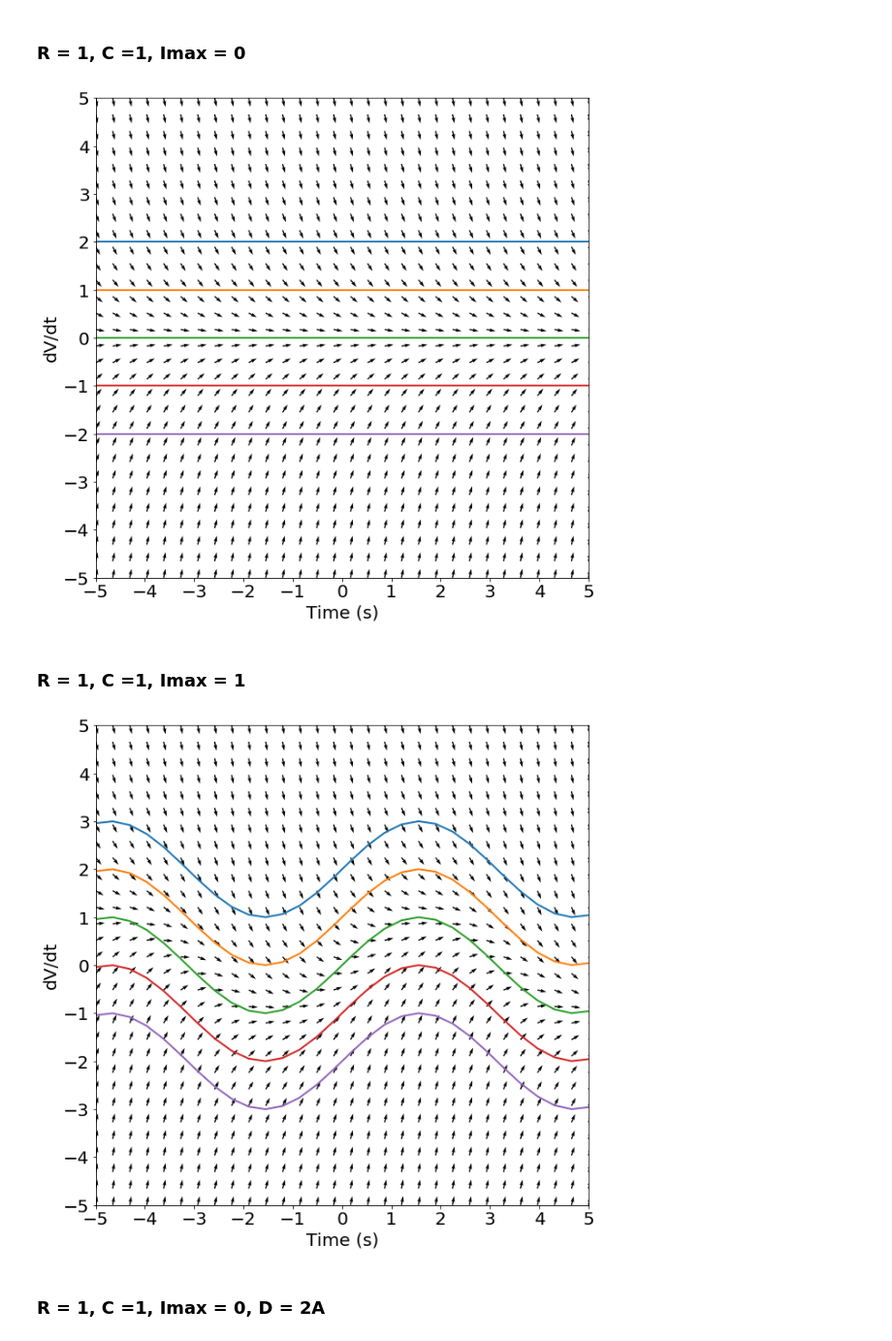
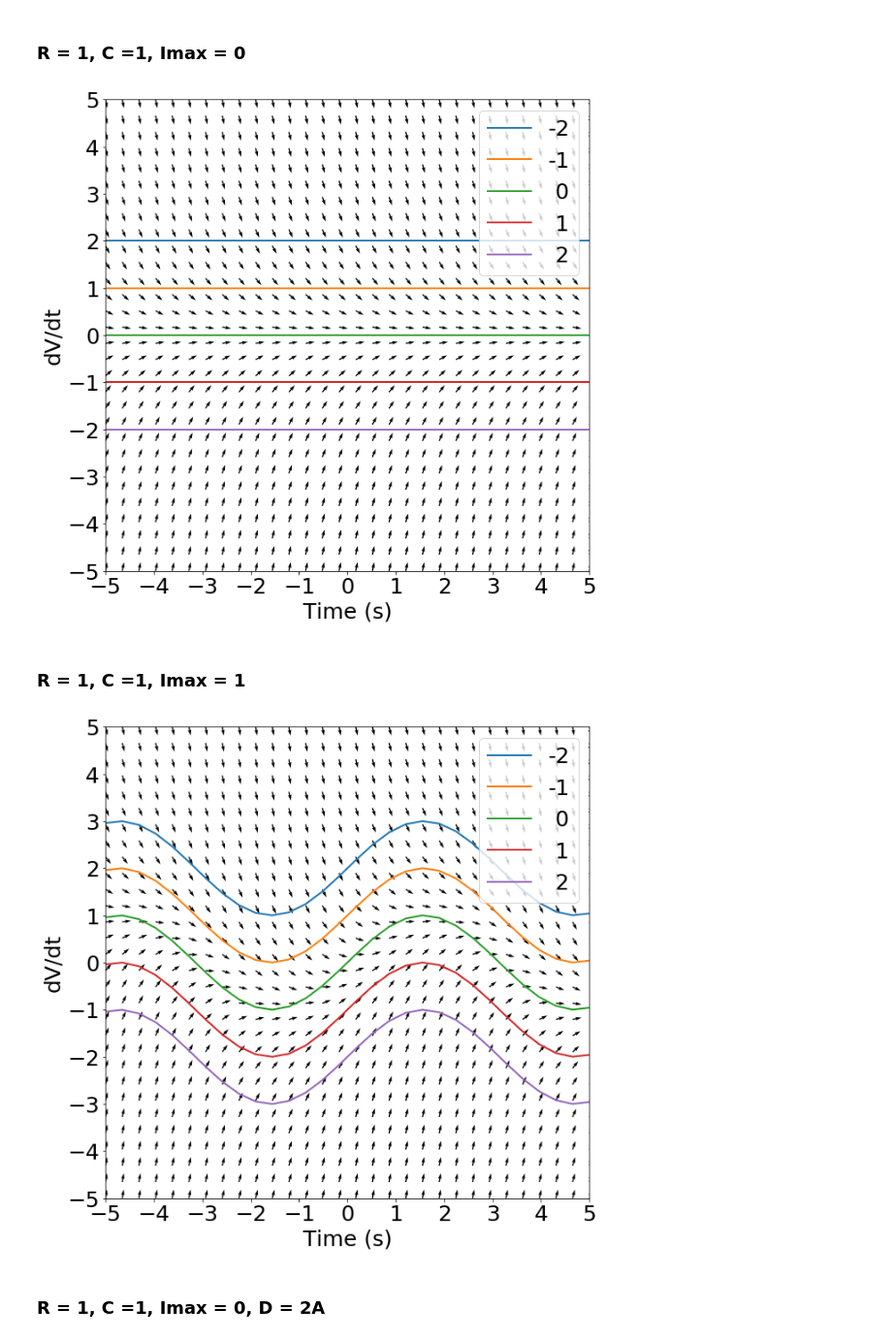
Before and after one commit to alTeska/Neuroprostetic, a Jupyter notebook: exercise_2/exercise2.ipynb, the cells around one changed output. Shown at 97% size. Cells and saved outputs as stored; diff of their text form; code cells hidden in the pictures.

```diff
--- a/exercise_2/exercise2.ipynb
+++ b/exercise_2/exercise2.ipynb
@@ -5,7 +5,10 @@
 # %%
 import numpy as np
 import matplotlib.pyplot as plt
+from matplotlib import rcParams
 % matplotlib inline
+
+rcParams.update({'font.size': 25})
 # %%
 ISO = [-2, -1, 0, 1, 2] #V/s
 t = np.linspace(-5, 5, 30)
@@ -67,6 +71,13 @@ plt.yticks(np.arange(-5, 6, 1));
 plt.xticks(np.arange(-5, 6, 1));
 plt.quiver(t, v, dt2, dv2);
 
-for iso, n in enumerate(iso_line2):
-    plt.plot(t, iso_line2[n], linewidth=2)
+iso_plt = []
+iso_plt0, = plt.plot(t, iso_line2[0], linewidth=2, label='-2')
+iso_plt1, = plt.plot(t, iso_line2[1], linewidth=2, label='-1')
+iso_plt2, = plt.plot(t, iso_line2[2], linewidth=2, label=' 0')
+iso_plt3, = plt.plot(t, iso_line2[3], linewidth=2, label=' 1')
+iso_plt4, = plt.plot(t, iso_line2[4], linewidth=2, label=' 2')
+plt.legend(loc=1, handles=[iso_plt0, iso_plt1, iso_plt2, iso_plt3, iso_plt4])
+
+plt.savefig('report/1_0.png', dpi=200)
 # %% [output]
@@ -109,10 +120,23 @@ ax.set_ylim(-5, 5)
 plt.yticks(np.arange(-5, 6, 1));
 plt.xticks(np.arange(-5, 6, 1));
 plt.quiver(t, v, dI0, dv0);
-for iso, n in enumerate(iso_line3):
-    plt.plot(t, iso_line3[n], linewidth=2)
+
+
+
+# for iso, n in enumerate(iso_line3):
+#     plt.plot(t, iso_line3[n], linewidth=2)
+
+iso_plt3 = []
+iso_plt30, = plt.plot(t, iso_line3[0], linewidth=2, label='-2')
+iso_plt31, = plt.plot(t, iso_line3[1], linewidth=2, label='-1')
+iso_plt32, = plt.plot(t, iso_line3[2], linewidth=2, label=' 0')
+iso_plt33, = plt.plot(t, iso_line3[3], linewidth=2, label=' 1')
+iso_plt34, = plt.plot(t, iso_line3[4], linewidth=2, label=' 2')
+plt.legend(loc=1, handles=[iso_plt30, iso_plt31, iso_plt32, iso_plt33, iso_plt34])
+
+plt.savefig('report/2_0.png', dpi=200)
 # %% [output]
-[figure, old version]
+[figure, new version]
 # %% [markdown]
 ### R = 1, C =1, Imax = 1
 # %%
@@ -129,18 +153,28 @@ for i, iso in enumerate(ISO):
 # %%
 fig, ax = plt.subplots(figsize=(10, 10));
 ax.set_ylabel('dV/dt')
 ax.set_xlabel('Time (s)')
 ax.set_title('')
 ax.set_xlim(-5, 5)
 ax.set_ylim(-5, 5)
 
 plt.yticks(np.arange(-5, 6, 1));
 plt.xticks(np.arange(-5, 6, 1));
 plt.quiver(t, v, dI1, dv1);
-for iso, n in enumerate(iso_line4):
-    plt.plot(t, iso_line4[n], linewidth=2)
+# for iso, n in enumerate(iso_line4):
+#     plt.plot(t, iso_line4[n], linewidth=2)
+
+iso_plt4 = []
+iso_plt40, = plt.plot(t, iso_line4[0], linewidth=2, label='-2')
+iso_plt41, = plt.plot(t, iso_line4[1], linewidth=2, label='-1')
+iso_plt42, = plt.plot(t, iso_line4[2], linewidth=2, label=' 0')
+iso_plt43, = plt.plot(t, iso_line4[3], linewidth=2, label=' 1')
+iso_plt44, = plt.plot(t, iso_line4[4], linewidth=2, label=' 2')
+plt.legend(loc=1, handles=[iso_plt40, iso_plt41, iso_plt42, iso_plt43, iso_plt44])
+
+plt.savefig('report/2_1.png', dpi=200)
 # %% [output]
-[figure, old version]
+[figure, new version]
 # %% [markdown]
 ### R = 1, C =1, Imax = 0, D = 2A
 # %%
```
Also changed, not shown: parts of 6 cells of this notebook, 13 other files.
